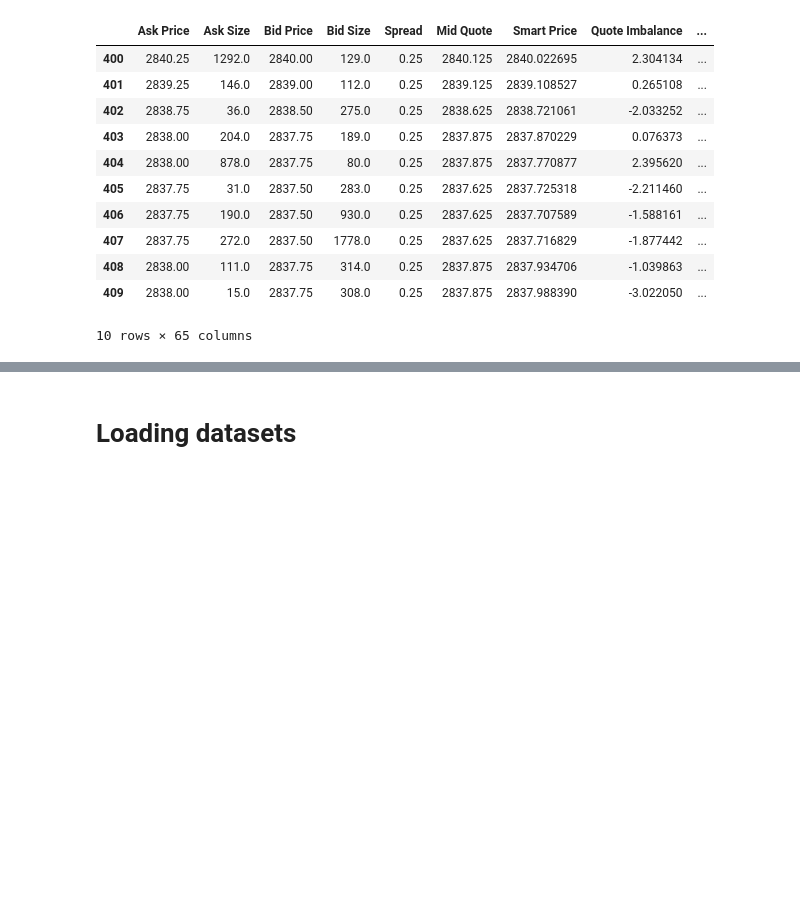
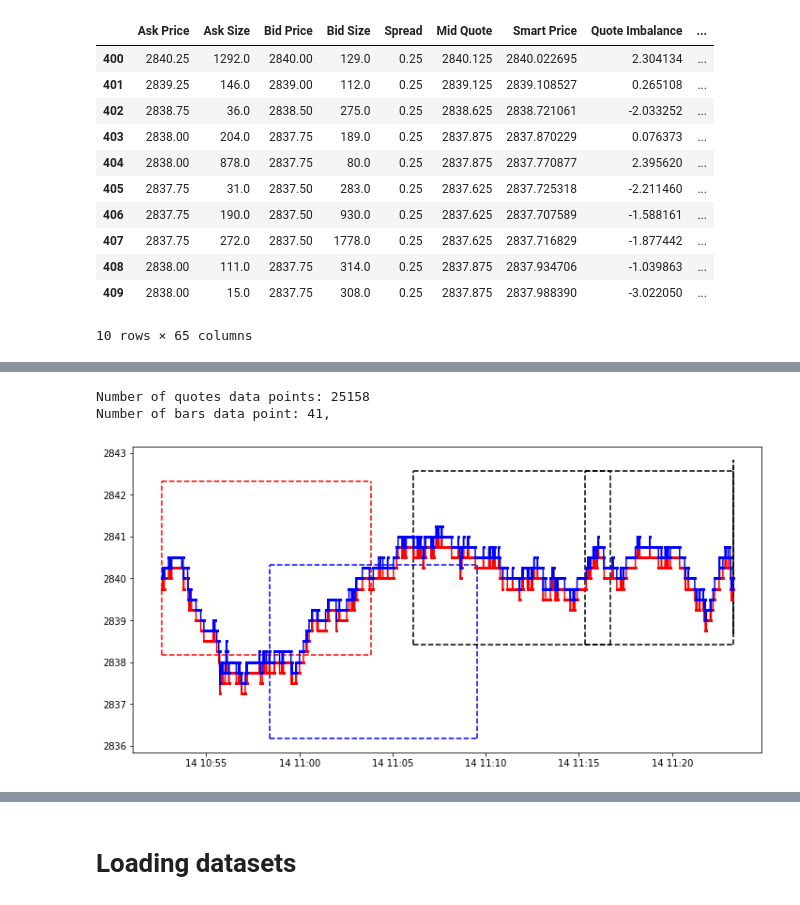
Before and after one commit to elviajero83/fin_research, a Jupyter notebook: notebooks/09-Project Review.ipynb, the cells around one changed output, grey strips where cells are left out. Drawn from its saved outputs; the diff is of its cells as text; code cells hidden in the pictures; blank space fills up the shorter version.

```diff
--- a/notebooks/09-Project Review.ipynb
+++ b/notebooks/09-Project Review.ipynb
@@ -232,0 +353,5 @@ Index(['Ask Price', 'Ask Size', 'Bid Price', 'Bid Size', 'Spread', 'Mid Quote',
+# %%
+# Let's pick a subset of the day time for cleaner plots
+start_time = bars_df.iloc[400]["Date-Time"]
+end_time = bars_df.iloc[440]["Date-Time"]
+start_time
@@ -232,0 +360,37 @@ Index(['Ask Price', 'Ask Size', 'Bid Price', 'Bid Size', 'Spread', 'Mid Quote',
+# %%
+# Let's trim the data TODO: Use the trim method from above
+quotes_merged_df["Date-Time"] = pd.to_datetime(quotes_merged_df["Date-Time"])
+trimmed_quotes_merged_df = quotes_merged_df[quotes_merged_df['Date-Time']>start_time]
+trimmed_quotes_merged_df = trimmed_quotes_merged_df[trimmed_quotes_merged_df['Date-Time']<end_time]
+trimmed_bars_df = bars_df[bars_df['Date-Time']>=start_time]
+trimmed_bars_df = trimmed_bars_df[trimmed_bars_df['Date-Time']<=end_time]
+# %%
+print("Number of quotes data points: {}\nNumber of bars data point: {} ".format(len(trimmed_quotes_merged_df), len(trimmed_bars_df)))
+# %% [output]
+Number of quotes data points: 25158
+Number of bars data point: 41,
+# %%
+def plot_barriers(merged_df, i, df, pt_level=0.0001, sl_level=0.0001, end_ind_label="ind_ind"):
+    # Color coding the labels, loss : red  , no-hot: black,  gain: blue
+    c=['r','k','b'][int(df.loc[i,'long_label_2'])+1]
+    max_ind = merged_df.index.max()
+    end_ind=min(int(df.loc[i,end_ind_label]),max_ind)
+    plt.hlines(df.loc[i,'Ask Price']*np.array([1+df.loc[i,'dailyVolatility']*pt_level,1-df.loc[i,'dailyVolatility']*sl_level]), xmin=df.loc[i,'Date-Time'], xmax=merged_df.loc[end_ind,'Date-Time'], color=c, linestyles='--')
+    plt.vlines(x = [df.loc[i,'Date-Time'], merged_df.loc[end_ind,'Date-Time']], ymin=df.loc[i,'Ask Price']*(1-df.loc[i,'dailyVolatility']*sl_level), ymax=df.loc[i,'Ask Price']*(1+df.loc[i,'dailyVolatility']*pt_level), color=c, linestyles='--')
+#     plt.text(df.loc[i,'Date-Time'],df.loc[i,'Bid Price']+2,i )
+# plot_barriers(i, bars_df)
+# %%
+fig, ax = plt.subplots(figsize=(12, 6))
+
+
+ax.plot(trimmed_quotes_merged_df['Date-Time'], trimmed_quotes_merged_df['Bid Price'], "-ro", markersize=2)
+ax.plot(trimmed_quotes_merged_df['Date-Time'], trimmed_quotes_merged_df['Ask Price'], "-bo", markersize=2)
+for i in trimmed_bars_df.index:
+    # plotting every 10th label for a cleaner plot
+    if i%10 ==0:
+        plot_barriers(trimmed_quotes_merged_df, i, bars_df, pt_level=0.001, sl_level=0.001, end_ind_label="end_ind_2")
+# plugins.connect(fig, plugins.MousePosition(fontsize=14))
+
+# mpld3.display();
+# %% [output]
+[figure, added]
```
Also changed, not shown: parts of 24 cells of this notebook, 1 other file.
